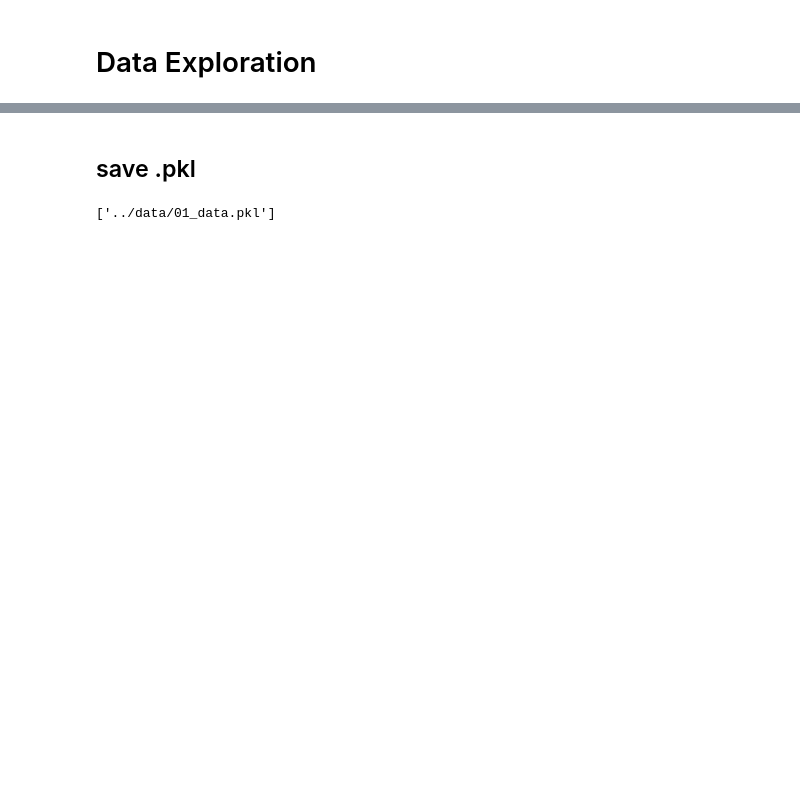
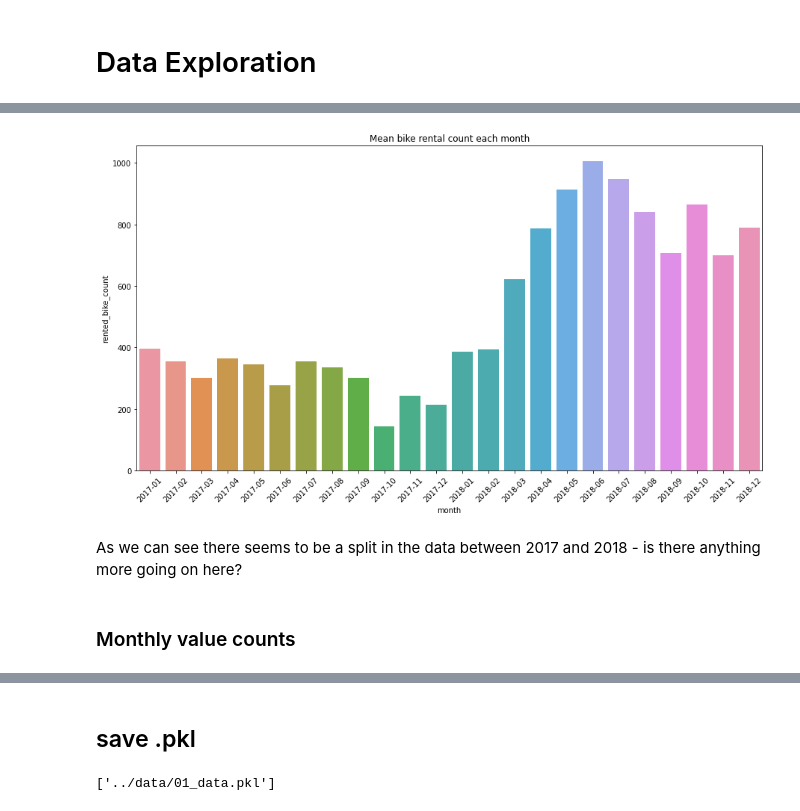
Before and after one commit to j4mes12/ITAI_Coursework, a Jupyter notebook: notebooks/01_Data_Exploration.ipynb, the cells around one changed output, grey strips where cells are left out. Saved outputs shown, nothing was run; the diff lists cells and outputs as text; code cells hidden in the pictures; blank space fills up the shorter version.

```diff
--- a/notebooks/01_Data_Exploration.ipynb
+++ b/notebooks/01_Data_Exploration.ipynb
@@ -84,0 +126,17 @@ plt.show()
+# %%
+data['month'] = data.date.dt.to_period('M')
+# %%
+mean_month_response = data[[RESPONSE, 'month']].groupby('month', as_index = False).mean()
+# %%
+fig1, ax1 = plt.subplots(nrows=1, ncols=1, figsize = (15, 8))
+
+ax1 = sns.barplot(data=mean_month_response, x = 'month', y=RESPONSE)
+ax1.set_title('Mean bike rental count each month')
+plt.xticks(rotation = 45)
+plt.show()
+# %% [output]
+[figure, added]
+# %% [markdown]
+As we can see there seems to be a split in the data between 2017 and 2018 - is there anything more going on here?
+# %% [markdown]
+### Monthly value counts
```
Also changed, not shown: parts of 64 cells of this notebook, 1 other file.
